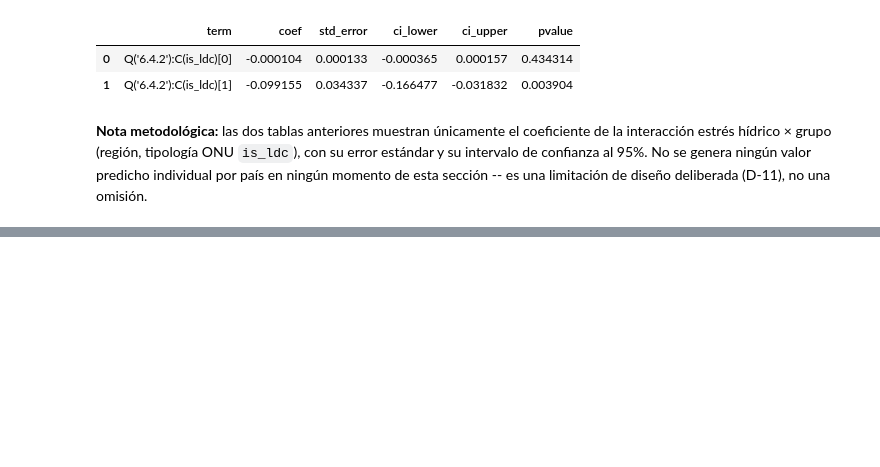
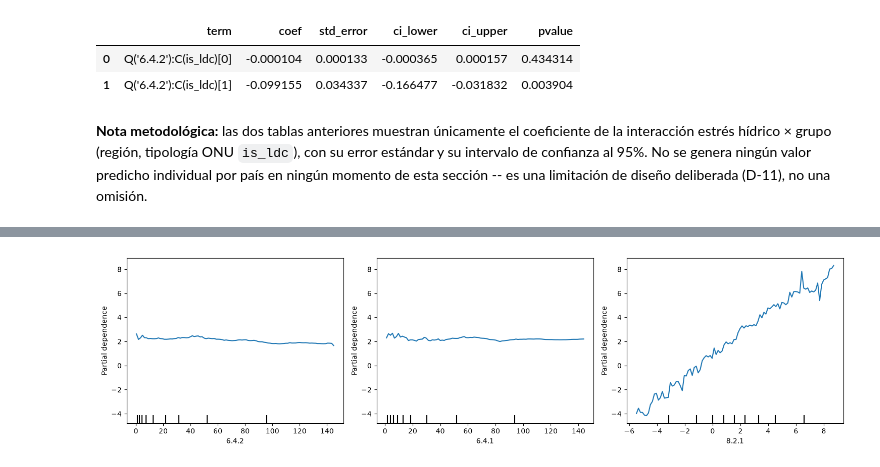
Before and after one commit to olba28/TFB, a Jupyter notebook: notebook/4_1_interpretabilidad_simulacion.ipynb, the cells around one changed output, grey strips where cells are left out. Cells and saved outputs as stored; diff of their text form; code cells hidden in the pictures; blank space fills up the shorter version.

```diff
--- a/notebook/4_1_interpretabilidad_simulacion.ipynb
+++ b/notebook/4_1_interpretabilidad_simulacion.ipynb
@@ -266,0 +372,7 @@ Inputs contain missing values. Dropping rows with missing observations.
+# %%
+fig, axes = plt.subplots(1, 3, figsize=(15, 4))
+interpret.partial_dependence_plots(rf, X_rf, ["6.4.2", "6.4.1", "8.2.1"], ax=axes)
+plt.tight_layout()
+plt.show()
+# %% [output]
+[figure, added]
```
Also changed, not shown: parts of 14 cells of this notebook.
